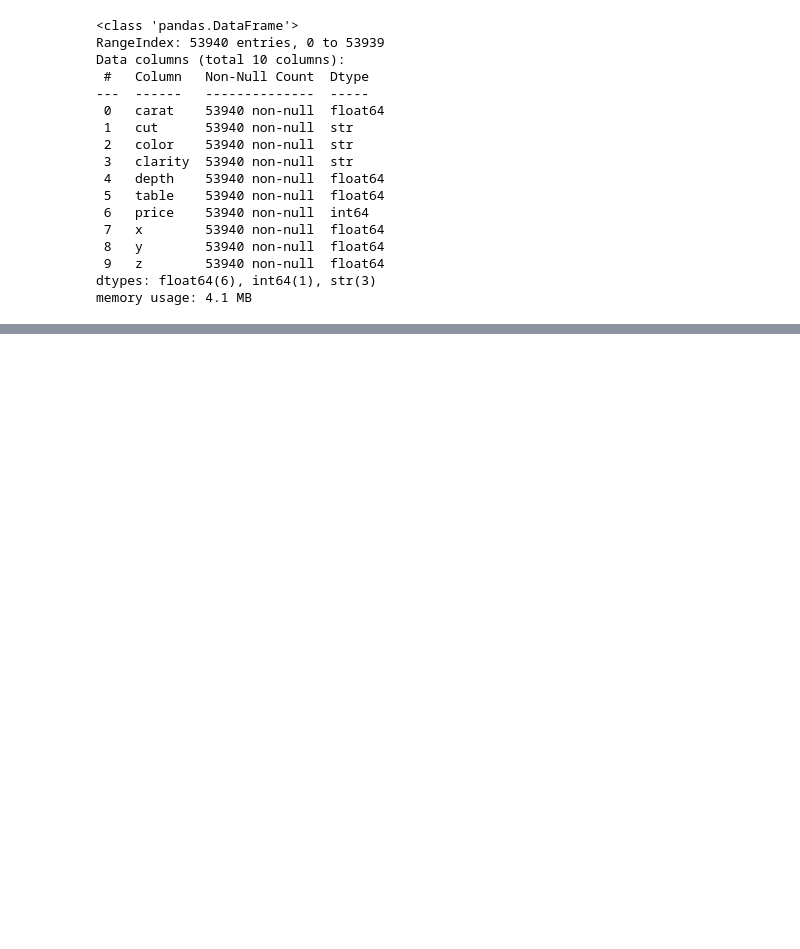
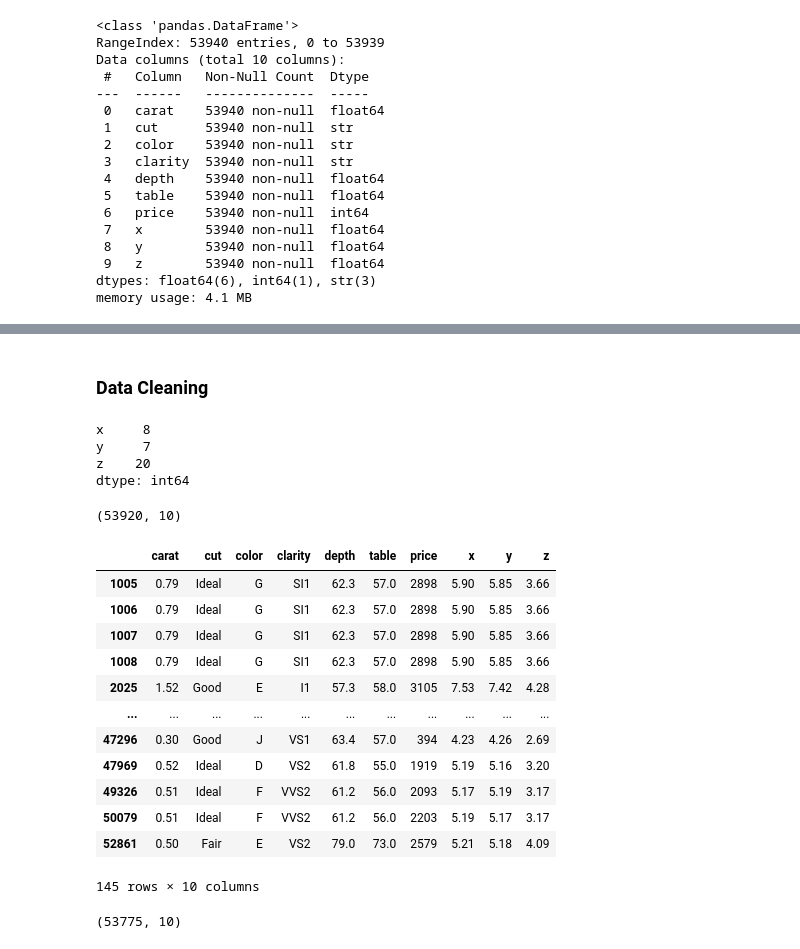
Before and after one commit to ShenbagaArunK/Lr_model-diamond_dataset, a Jupyter notebook: lr_model_diamond_dataset.ipynb, the cells around one changed output, grey strips where cells are left out. Drawn from its saved outputs; the diff is of its cells as text; code cells hidden in the pictures; blank space fills up the shorter version.

Commit message:
Date Cleaning done

```diff
--- a/lr_model_diamond_dataset.ipynb
+++ b/lr_model_diamond_dataset.ipynb
@@ -40,0 +71,2 @@ memory usage: 4.1 MB
+# %% [markdown]
+### Data Cleaning
@@ -40,0 +75,7 @@ memory usage: 4.1 MB
+# %%
+(df[["x","y","z"]] == 0).sum()
+# %% [output]
+x     8
+y     7
+z    20
+dtype: int64
@@ -40,0 +84,20 @@ memory usage: 4.1 MB
+# %%
+df.shape
+# %% [output]
+(53920, 10)
+# %%
+df[df.duplicated()]
+# %% [output]
+|  | carat | cut | color | clarity | depth | table | price | x | y | z |
+| 1005 | 0.79 | Ideal | G | SI1 | 62.3 | 57.0 | 2898 | 5.90 | 5.85 | 3.66 |
+| 1006 | 0.79 | Ideal | G | SI1 | 62.3 | 57.0 | 2898 | 5.90 | 5.85 | 3.66 |
+| 1007 | 0.79 | Ideal | G | SI1 | 62.3 | 57.0 | 2898 | 5.90 | 5.85 | 3.66 |
+| 1008 | 0.79 | Ideal | G | SI1 | 62.3 | 57.0 | 2898 | 5.90 | 5.85 | 3.66 |
+| 2025 | 1.52 | Good | E | I1 | 57.3 | 58.0 | 3105 | 7.53 | 7.42 | 4.28 |
+| ... | ... | ... | ... | ... | ... | ... | ... | ... | ... | ... |
+| 47296 | 0.30 | Good | J | VS1 | 63.4 | 57.0 | 394 | 4.23 | 4.26 | 2.69 |
+| 47969 | 0.52 | Ideal | D | VS2 | 61.8 | 55.0 | 1919 | 5.19 | 5.16 | 3.20 |
+| 49326 | 0.51 | Ideal | F | VVS2 | 61.2 | 56.0 | 2093 | 5.17 | 5.19 | 3.17 |
+| 50079 | 0.51 | Ideal | F | VVS2 | 61.2 | 56.0 | 2203 | 5.19 | 5.17 | 3.17 |
+| 52861 | 0.50 | Fair | E | VS2 | 79.0 | 73.0 | 2579 | 5.21 | 5.18 | 4.09 |
+145 rows × 10 columns
@@ -40,0 +106,4 @@ memory usage: 4.1 MB
+# %%
+df.shape
+# %% [output]
+(53775, 10)
```
Also changed, not shown: parts of 10 cells of this notebook.
